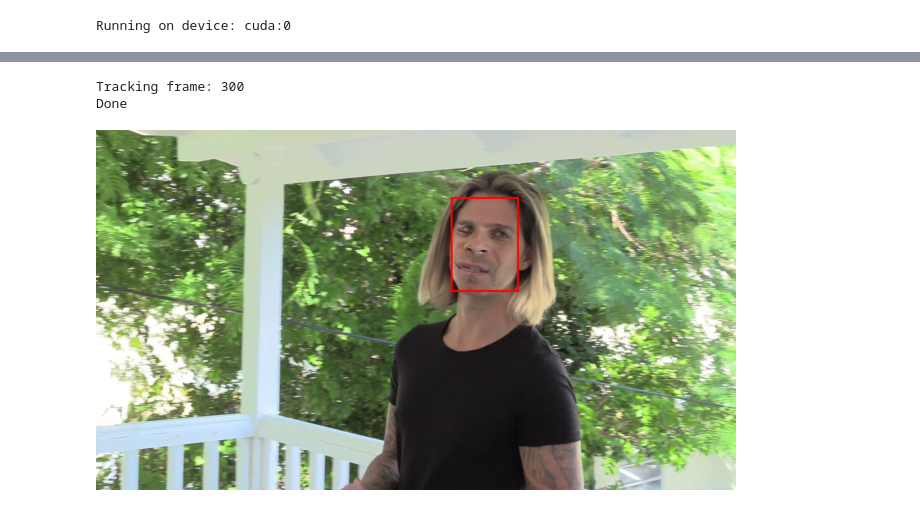
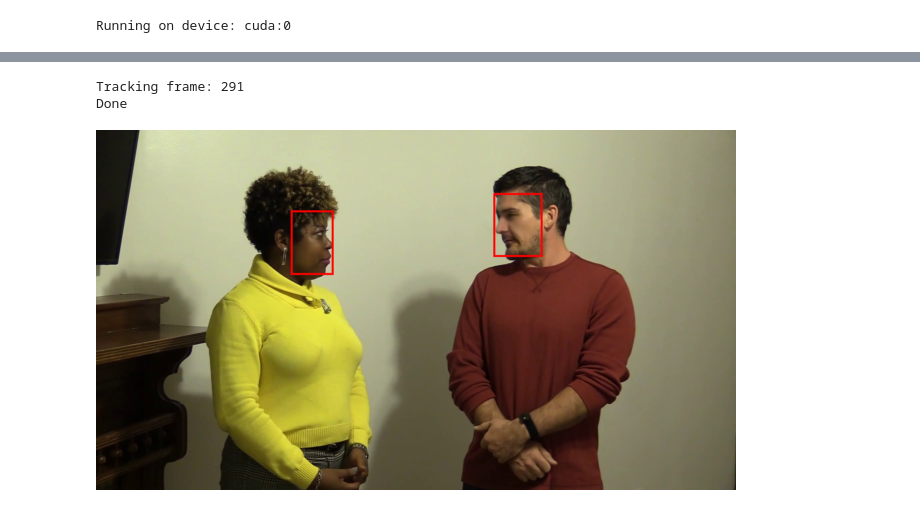
Before and after one commit to zengm71/DeepFakeChallenge, a Jupyter notebook: DeepFakeChallengeCPU.ipynb, the cells around one changed output, grey strips where cells are left out. Drawn from its saved outputs; the diff is of its cells as text; code cells hidden in the pictures.

Commit message:
start to read frames

```diff
--- a/DeepFakeChallengeCPU.ipynb
+++ b/DeepFakeChallengeCPU.ipynb
@@ -37,35 +17,42 @@ Archive:  deepfake-detection-challenge.zip
 # %%
-video = mmcv.VideoReader('data/train_sample_videos/aagfhgtpmv.mp4')
+video = mmcv.VideoReader('data/train_sample_videos/avibnnhwhp.mp4')
 frames = [Image.fromarray(cv2.cvtColor(frame, cv2.COLOR_BGR2RGB)) for frame in video]
 # %%
 frames_tracked = []
+detector = MTCNN()
+
 for i, frame in enumerate(frames):
-    print('\rTracking frame: {}'.format(i + 1), end='')
-    detector = MTCNN()
-    # Detect faces
-    boxes, _ = detector.detect(frame)
+    if i % 10 == 0:
+        print('\rTracking frame: {}'.format(i + 1), end='')
+        # Detect faces
+        boxes, prob, landmarks = detector.detect(frame, landmarks = True)
 
-    # Draw faces
-    frame_draw = frame.copy()
-    draw = ImageDraw.Draw(frame_draw)
-    for box in boxes:
-        draw.rectangle(box.tolist(), outline=(255, 0, 0), width=6)
+        # Draw faces
+        frame_draw = frame.copy()
+        draw = ImageDraw.Draw(frame_draw)
 
-    # Add to frame list
-    frames_tracked.append(frame_draw.resize((640, 360), Image.BILINEAR))
+        # if multiple faces
+        for box in boxes:
+            draw.rectangle(box.tolist(), outline=(255, 0, 0), width=6)
+
+        # if only the best one
+        # box = boxes[np.argmax(prob)]  # pick the most likely faces, not sure if there is videos with more than 1 faces
+        # draw.rectangle(box.tolist(), outline=(255, 0, 0), width=6)
+
+        # Add to frame list
+        frames_tracked.append(frame_draw.resize((640, 360), Image.BILINEAR))
 print('\nDone')
 # %% [output]
-Tracking frame: 300
+Tracking frame: 291
 Done
 # %%
-
 d = display.display(frames_tracked[0], display_id=True)
 i = 1
 try:
-    while i < 100:
+    while i <= len(frames_tracked):
         d.update(frames_tracked[i % len(frames_tracked)])
         i += 1
 except KeyboardInterrupt:
     pass
 # %% [output]
-[figure, old version]
+[figure, new version]
```
Also changed, not shown: parts of 6 cells of this notebook.
